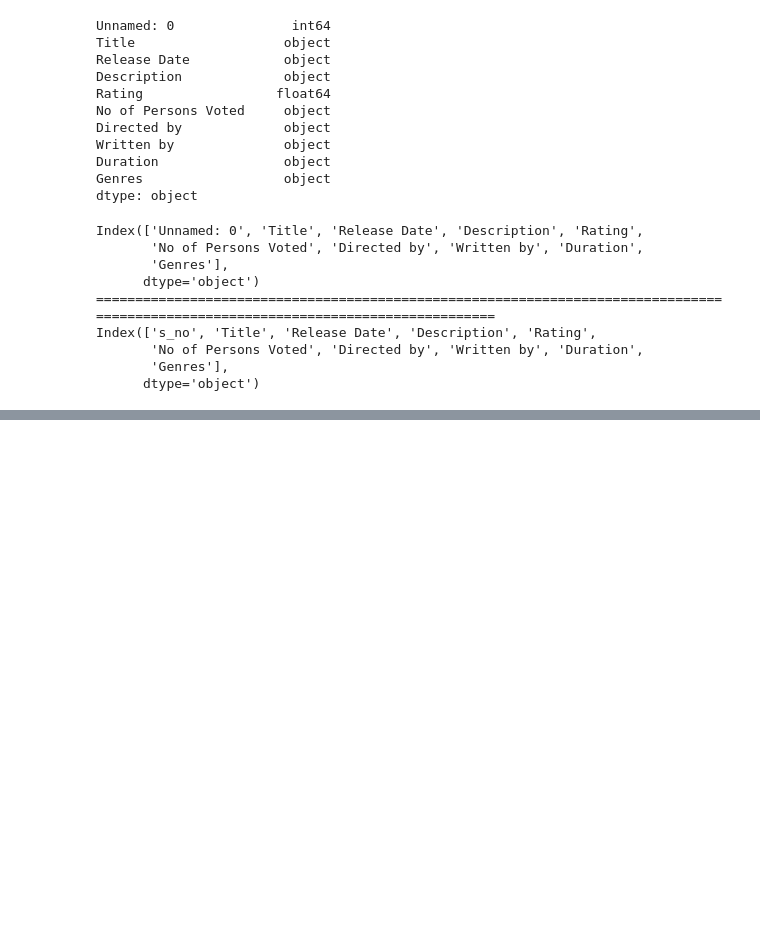
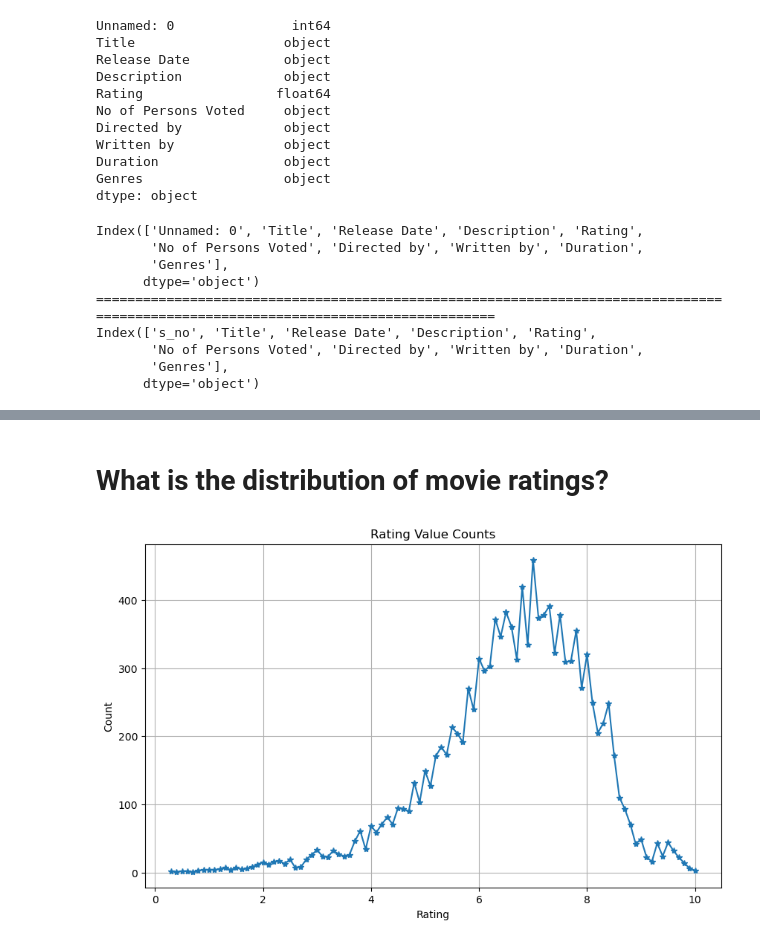
Before and after one commit to kakani17481a0566/My_Projects, a Jupyter notebook: EDA/16k_Movies.csv/movie.ipynb, the cells around one changed output, grey strips where cells are left out. Saved outputs shown, nothing was run; the diff lists cells and outputs as text; code cells hidden in the pictures; blank space fills up the shorter version.

```diff
--- a/EDA/16k_Movies.csv/movie.ipynb
+++ b/EDA/16k_Movies.csv/movie.ipynb
@@ -49,0 +65,2 @@ len(movie_df['Directed by'].unique())
+# %%
+movie_df_cleaned = movie_df.dropna()
@@ -49,0 +71,2 @@ len(movie_df['Directed by'].unique())
+# %%
+data_load = movie_df_cleaned
@@ -49,0 +87,14 @@ len(movie_df['Directed by'].unique())
+# %% [markdown]
+# What is the distribution of movie ratings?
+# %%
+rating_counts = data_load['Rating'].value_counts().sort_index()
+
+plt.figure(figsize=(10, 6))
+rating_counts.plot(kind='line', marker = '*')
+plt.title('Rating Value Counts')
+plt.xlabel('Rating')
+plt.ylabel('Count')
+plt.grid()
+plt.show()
+# %% [output]
+[figure, added]
```
Also changed, not shown: parts of 8 cells of this notebook, 2 other files.
